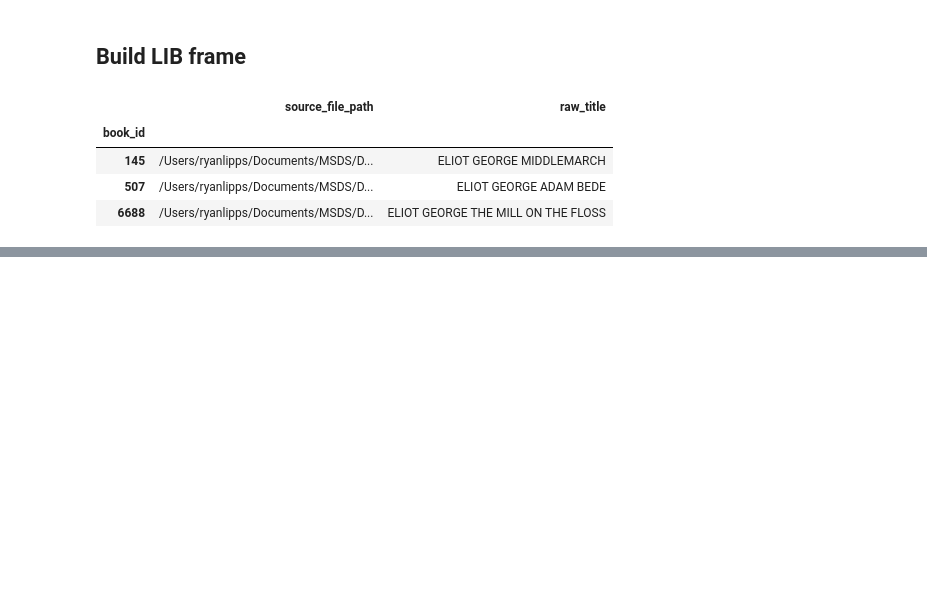
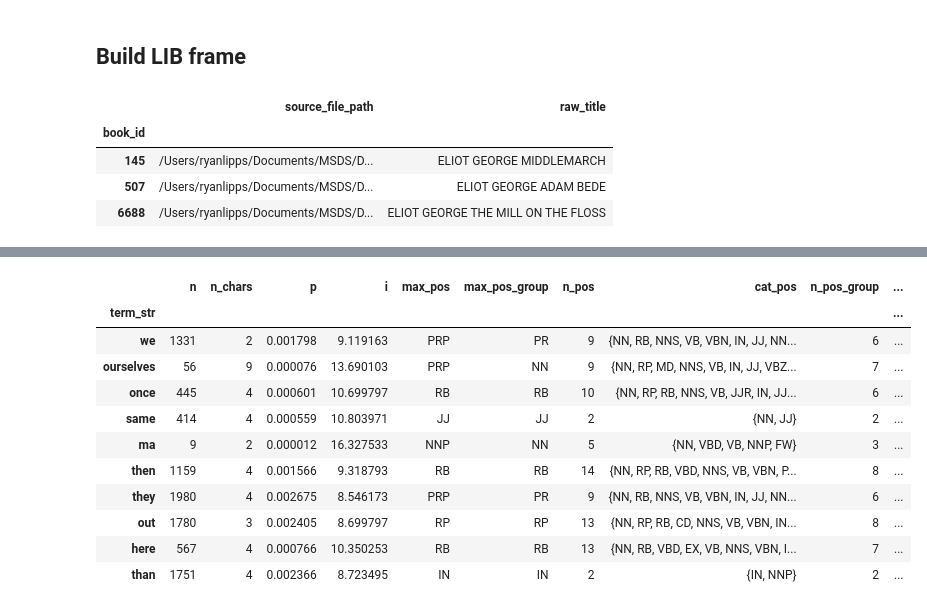
Before and after one commit to rlipps/DS5001-2024-01-R, a Jupyter notebook: lessons/M04_NLP/M04_HW04.ipynb, the cells around one changed output, grey strips where cells are left out. Saved outputs shown, nothing was run; the diff lists cells and outputs as text; code cells hidden in the pictures; blank space fills up the shorter version.

```diff
--- a/lessons/M04_NLP/M04_HW04.ipynb
+++ b/lessons/M04_NLP/M04_HW04.ipynb
@@ -90,0 +302,7 @@ LIB
+# %%
+VOCAB['n_pos'] = CORPUS[['term_str', 'pos']].value_counts().unstack().count(1)
+VOCAB['cat_pos'] = CORPUS[['term_str', 'pos']].value_counts().to_frame('n')\
+    .reset_index()\
+    .groupby('term_str').pos\
+    .apply(lambda x: set(x))
+VOCAB.head()
@@ -90,0 +360,15 @@ LIB
+# %%
+VOCAB[VOCAB.stop == 1].sample(10)
+# %% [output]
+|  | n | n_chars | p | i | max_pos | max_pos_group | n_pos | cat_pos | n_pos_group | ... |
+| term_str |  |  |  |  |  |  |  |  |  | ... |
+| we | 1331 | 2 | 0.001798 | 9.119163 | PRP | PR | 9 | {NN, RB, NNS, VB, VBN, IN, JJ, NN... | 6 | ... |
+| ourselves | 56 | 9 | 0.000076 | 13.690103 | PRP | NN | 9 | {NN, RP, MD, NNS, VB, IN, JJ, VBZ... | 7 | ... |
+| once | 445 | 4 | 0.000601 | 10.699797 | RB | RB | 10 | {NN, RP, RB, NNS, VB, JJR, IN, JJ... | 6 | ... |
+| same | 414 | 4 | 0.000559 | 10.803971 | JJ | JJ | 2 | {NN, JJ} | 2 | ... |
+| ma | 9 | 2 | 0.000012 | 16.327533 | NNP | NN | 5 | {NN, VBD, VB, NNP, FW} | 3 | ... |
+| then | 1159 | 4 | 0.001566 | 9.318793 | RB | RB | 14 | {NN, RP, RB, VBD, NNS, VB, VBN, P... | 8 | ... |
+| they | 1980 | 4 | 0.002675 | 8.546173 | PRP | PR | 9 | {NN, RB, NNS, VB, VBN, IN, JJ, NN... | 6 | ... |
+| out | 1780 | 3 | 0.002405 | 8.699797 | RP | RP | 13 | {NN, RP, RB, CD, NNS, VB, VBN, IN... | 8 | ... |
+| here | 567 | 4 | 0.000766 | 10.350253 | RB | RB | 13 | {NN, RB, VBD, EX, VB, NNS, VBN, I... | 7 | ... |
+| than | 1751 | 4 | 0.002366 | 8.723495 | IN | IN | 2 | {IN, NNP} | 2 | ... |
```
Also changed, not shown: parts of 48 cells of this notebook.
